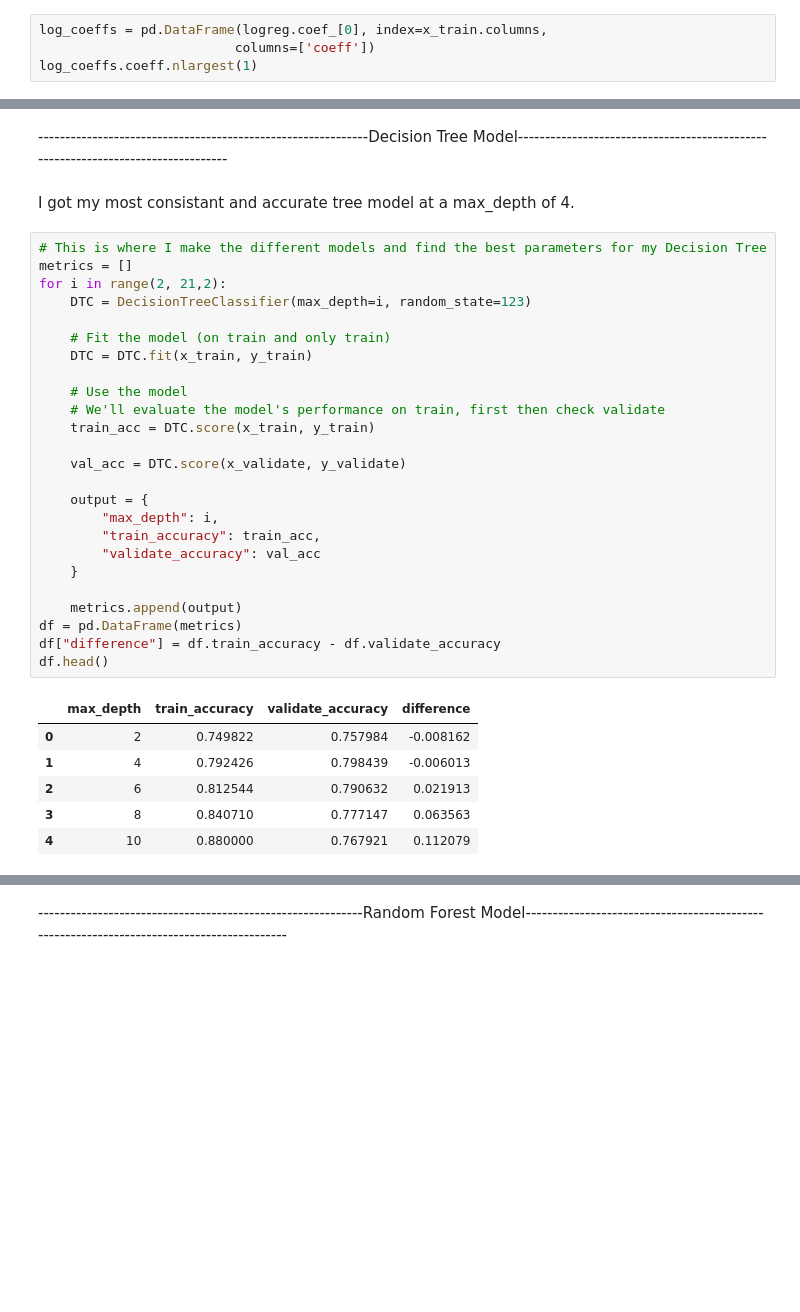
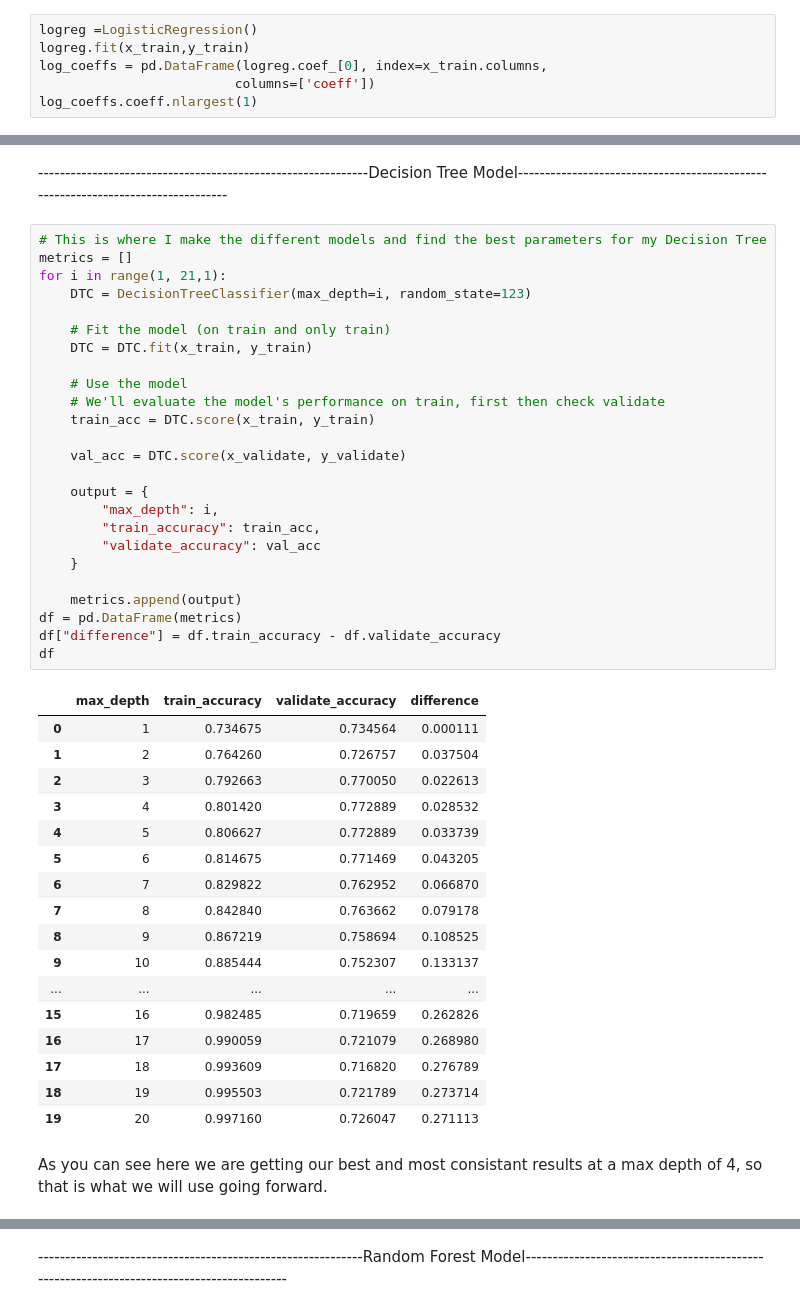
Before and after one commit to Zachary-Stufflebeme/Project, a Jupyter notebook: Final_Report.ipynb, the cells around one changed output, grey strips where cells are left out. Drawn from its saved outputs; the diff is of its cells as text; blank space fills up the shorter version.

```diff
--- a/Final_Report.ipynb
+++ b/Final_Report.ipynb
@@ -211,6 +240,8 @@ Since the p-val is less than alpha we can reject the null hypothesis and conclud
 # %% [markdown]
 Question 4: What is the most relevant feature to customer churn
 # %%
+logreg =LogisticRegression()
+logreg.fit(x_train,y_train)
 log_coeffs = pd.DataFrame(logreg.coef_[0], index=x_train.columns,
                          columns=['coeff'])
 log_coeffs.coeff.nlargest(1)
@@ -248,40 +279,51 @@ baseline_accuracy
 73.47
 # %% [markdown]
 -------------------------------------------------------------Decision Tree Model---------------------------------------------------------------------------------
-# %% [markdown]
-I got my most consistant and accurate tree model at a max_depth of 4.
 # %%
 # This is where I make the different models and find the best parameters for my Decision Tree
 metrics = []
-for i in range(2, 21,2):
+for i in range(1, 21,1):
     DTC = DecisionTreeClassifier(max_depth=i, random_state=123)
 
     # Fit the model (on train and only train)
     DTC = DTC.fit(x_train, y_train)
 
     # Use the model
     # We'll evaluate the model's performance on train, first then check validate
     train_acc = DTC.score(x_train, y_train)
 
     val_acc = DTC.score(x_validate, y_validate)
 
     output = {
         "max_depth": i,
         "train_accuracy": train_acc,
         "validate_accuracy": val_acc
     }
 
     metrics.append(output)
 df = pd.DataFrame(metrics)
 df["difference"] = df.train_accuracy - df.validate_accuracy
-df.head()
+df
 # %% [output]
 |  | max_depth | train_accuracy | validate_accuracy | difference |
-| 0 | 2 | 0.749822 | 0.757984 | -0.008162 |
-| 1 | 4 | 0.792426 | 0.798439 | -0.006013 |
-| 2 | 6 | 0.812544 | 0.790632 | 0.021913 |
-| 3 | 8 | 0.840710 | 0.777147 | 0.063563 |
-| 4 | 10 | 0.880000 | 0.767921 | 0.112079 |
+| 0 | 1 | 0.734675 | 0.734564 | 0.000111 |
+| 1 | 2 | 0.764260 | 0.726757 | 0.037504 |
+| 2 | 3 | 0.792663 | 0.770050 | 0.022613 |
+| 3 | 4 | 0.801420 | 0.772889 | 0.028532 |
+| 4 | 5 | 0.806627 | 0.772889 | 0.033739 |
+| 5 | 6 | 0.814675 | 0.771469 | 0.043205 |
+| 6 | 7 | 0.829822 | 0.762952 | 0.066870 |
+| 7 | 8 | 0.842840 | 0.763662 | 0.079178 |
+| 8 | 9 | 0.867219 | 0.758694 | 0.108525 |
+| 9 | 10 | 0.885444 | 0.752307 | 0.133137 |
+| ... | ... | ... | ... | ... |
+| 15 | 16 | 0.982485 | 0.719659 | 0.262826 |
+| 16 | 17 | 0.990059 | 0.721079 | 0.268980 |
+| 17 | 18 | 0.993609 | 0.716820 | 0.276789 |
+| 18 | 19 | 0.995503 | 0.721789 | 0.273714 |
+| 19 | 20 | 0.997160 | 0.726047 | 0.271113 |
+# %% [markdown]
+As you can see here we are getting our best and most consistant results at a max depth of 4, so that is what we will use going forward.
 # %%
 #Here I am creating fitting and scoring my Decision Tree Model
 DTC = DecisionTreeClassifier(max_depth = 4)
```
Also changed, not shown: parts of 56 cells of this notebook, 3 other files.
